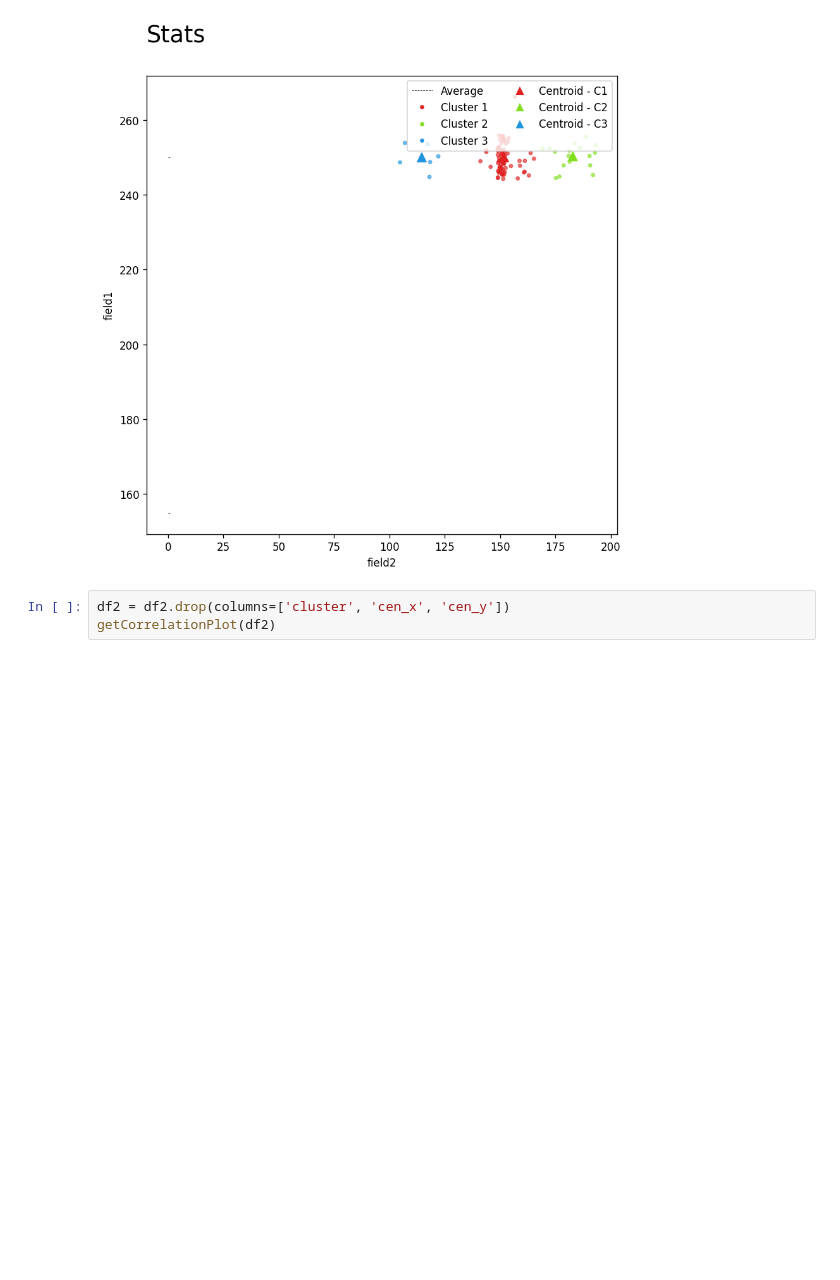
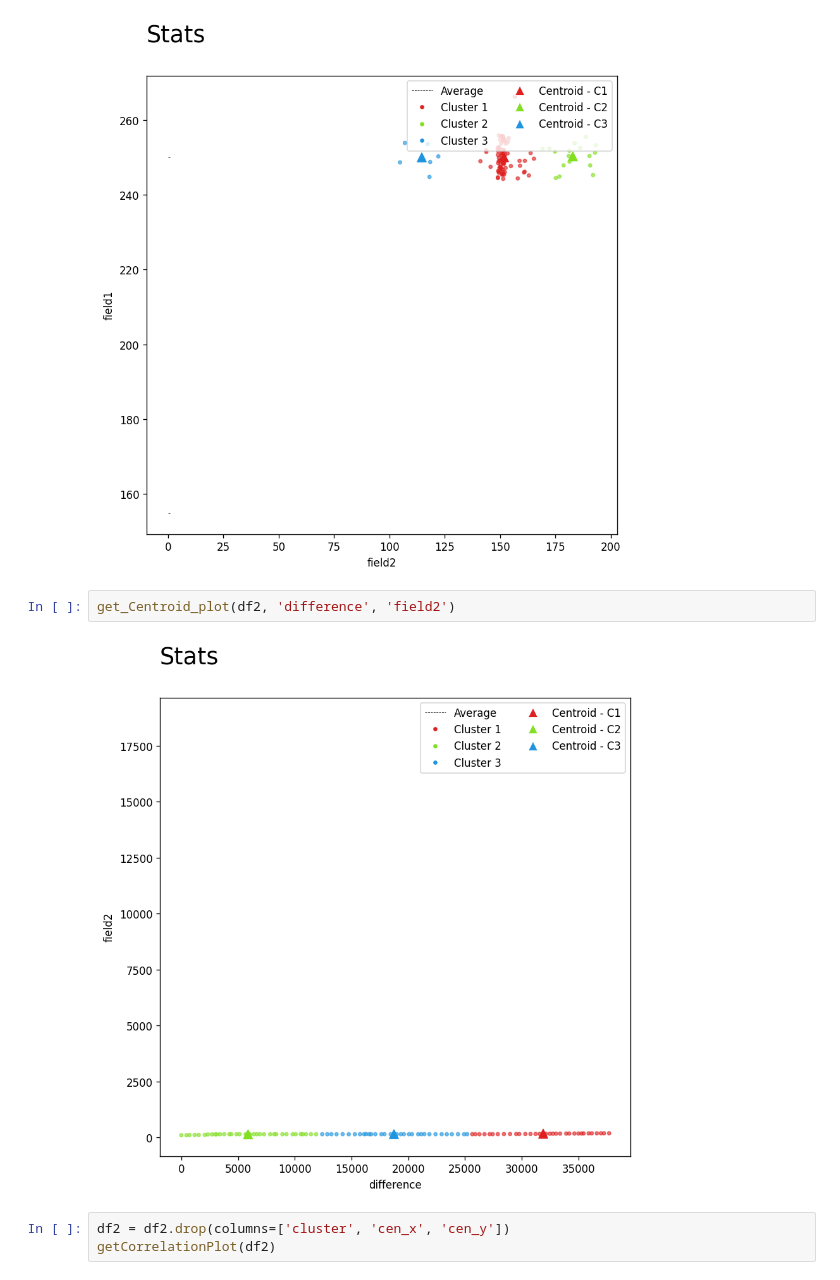
Before and after one commit to shuklasaharsh/IOT_Temperatur_ESP8266, a Jupyter notebook: Notebook/Time predictor backend.ipynb, the cells around one changed output. Cells and saved outputs as stored; diff of their text form; blank space fills up the shorter version.

```diff
--- a/Notebook/Time predictor backend.ipynb
+++ b/Notebook/Time predictor backend.ipynb
@@ -863,6 +863,10 @@ get_Centroid_plot(df2,'field1','field2')
 get_Centroid_plot(df2, 'field2', 'field1')
 # %% [output]
 [figure]
+# %%
+get_Centroid_plot(df2, 'difference', 'field2')
+# %% [output]
+[figure, added]
 # %%
 df2 = df2.drop(columns=['cluster', 'cen_x', 'cen_y'])
 getCorrelationPlot(df2)
```
Also changed, not shown: parts of 1 cell of this notebook.
